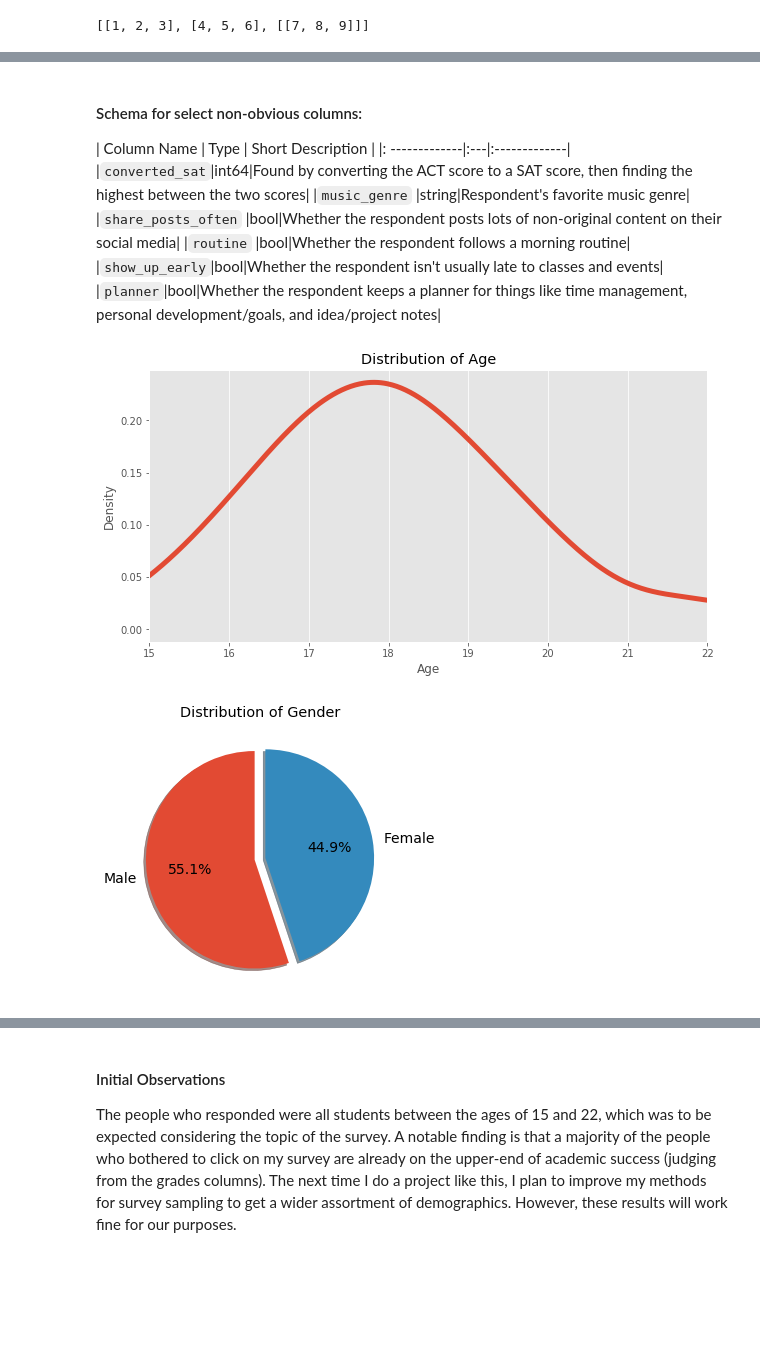
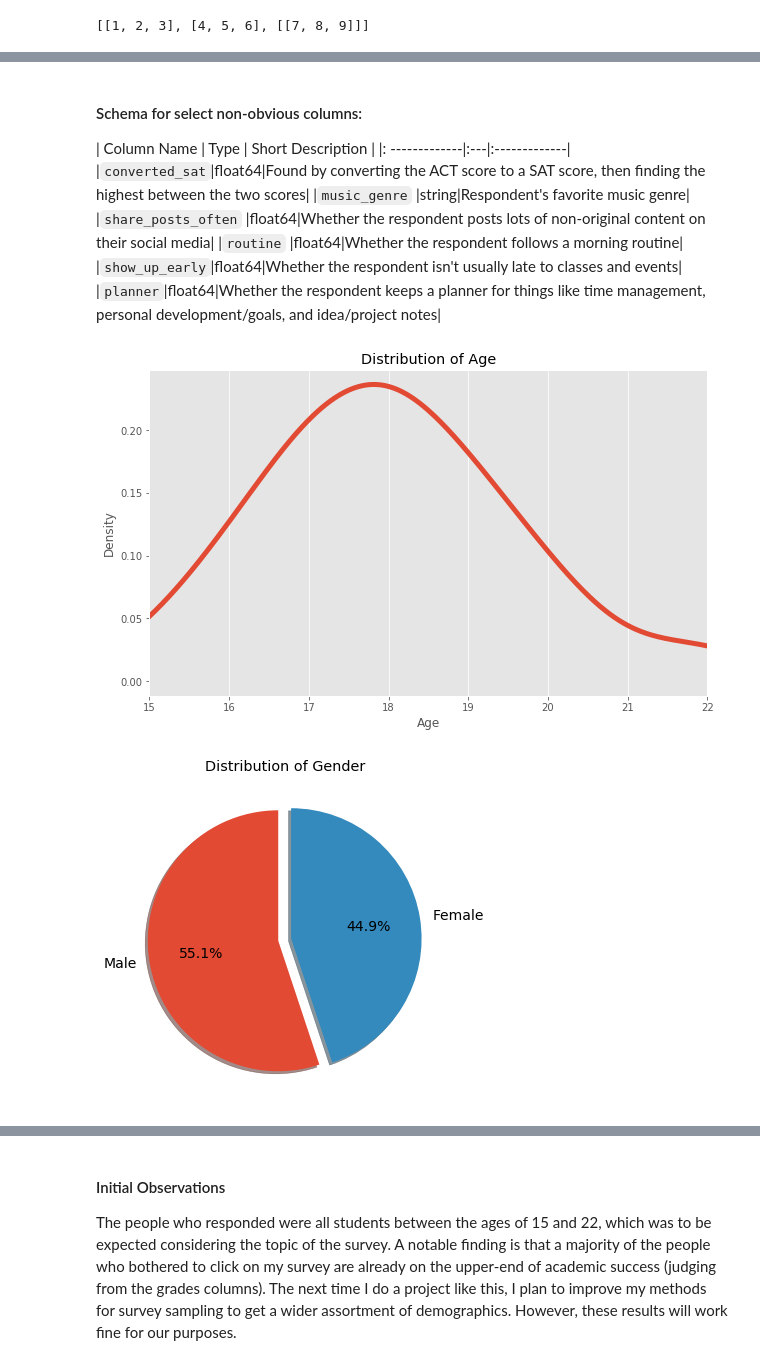
Before and after one commit to dennisfarmer/Factors-of-Academic-Success, a Jupyter notebook: eda.ipynb, the cells around one changed output, grey strips where cells are left out. Saved outputs shown, nothing was run; the diff lists cells and outputs as text; code cells hidden in the pictures; blank space fills up the shorter version.

```diff
--- a/eda.ipynb
+++ b/eda.ipynb
@@ -26,9 +26,13 @@ import numpy as np
 import matplotlib.pyplot as plt
 import seaborn as sns
 
+# My personal module for displaying dataframes
+from display_columns import divide_dataframe as dd
+
 pd.set_option('display.max_columns', None)
 pd.set_option('display.max_rows', None)
 
+figsize = (10,6)
 plt.style.use('ggplot')
 #print(plt.style.available)
 %matplotlib inline
@@ -74,39 +78,31 @@ memory usage: 13.0+ KB
 #### Schema for select non-obvious columns:
 | Column Name   | Type | Short Description |
 |: -------------|:---|:-------------|
-|`converted_sat`|int64|Found by converting the ACT score to a SAT score, then finding the highest between the two scores|
+|`converted_sat`|float64|Found by converting the ACT score to a SAT score, then finding the highest between the two scores|
 |`music_genre` |string|Respondent's favorite music genre|
-|`share_posts_often` |bool|Whether the respondent posts lots of non-original content on their social media|
-|`routine`     |bool|Whether the respondent follows a morning routine|
-|`show_up_early`|bool|Whether the respondent isn't usually late to classes and events|
-|`planner`|bool|Whether the respondent keeps a planner for things like time management, personal development/goals, and idea/project notes|
+|`share_posts_often` |float64|Whether the respondent posts lots of non-original content on their social media|
+|`routine`     |float64|Whether the respondent follows a morning routine|
+|`show_up_early`|float64|Whether the respondent isn't usually late to classes and events|
+|`planner`|float64|Whether the respondent keeps a planner for things like time management, personal development/goals, and idea/project notes|
 # %%
-#fig, ax = plt.subplots()
-ax = surveydata.age.plot.kde(linewidth=5, figsize = (10,5))
-
+ax = surveydata.age.plot.kde(linewidth=5, figsize=figsize)
 ax.set_title("Distribution of Age")
 ax.set_xlabel("Age")
 ax.set_xlim(surveydata.age.min(),surveydata.age.max())
 plt.grid(axis="y")
 plt.savefig('Graphs/AgeDistribution.png')
-
-plt.show()
 # %% [output]
-[figure, old version]
+[figure, new version]
 # %%
-fig, ax = plt.subplots(figsize = (10,5))
+fig, ax = plt.subplots(figsize=figsize)
 data = surveydata.gender.value_counts()
-
 ax.pie(data.values, explode=(0.05,0.05),
        labels=data.index, autopct='%1.1f%%',
        shadow=True, startangle=90, textprops={'fontsize': 14})
-
-
 ax.set_title("Distribution of Gender")
 plt.savefig('Graphs/GenderDistribution.png')
-plt.show()
 # %% [output]
-[figure, old version]
+[figure, new version]
 # %%
 surveydata[25:].head()
 # %% [output]
```
Also changed, not shown: parts of 18 cells of this notebook, 9 other files.
